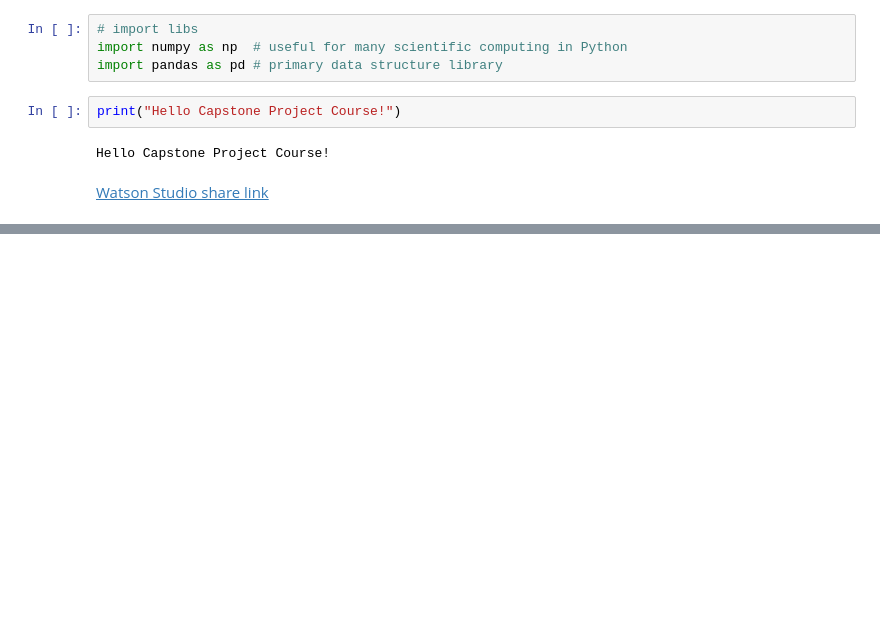
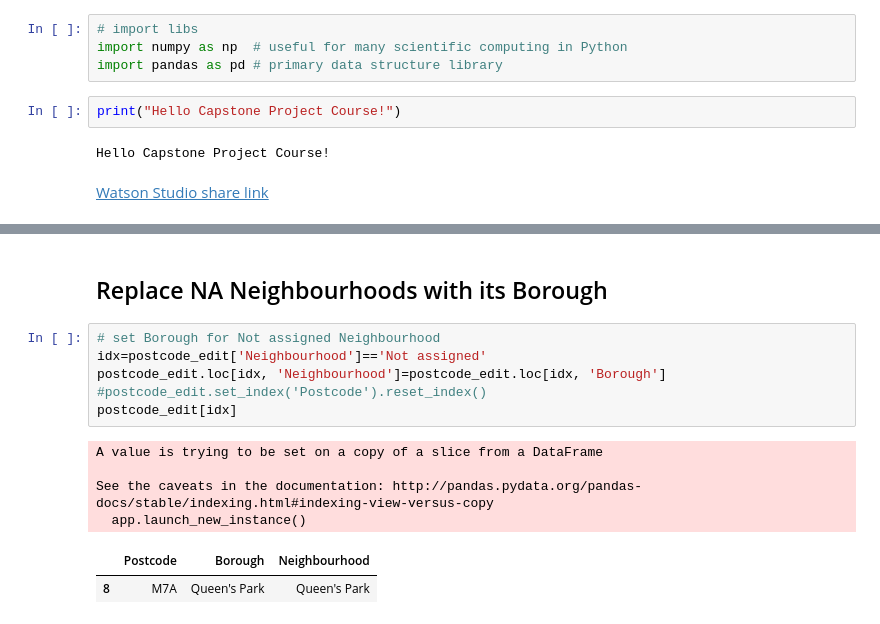
Before and after one commit to hi5san/Coursera_Capstone, a Jupyter notebook: Coursera capstone project.ipynb, the cells around one changed output, grey strips where cells are left out. Cells and saved outputs as stored; diff of their text form; blank space fills up the shorter version.

```diff
--- a/Coursera capstone project.ipynb
+++ b/Coursera capstone project.ipynb
@@ -12,0 +51,15 @@ Hello Capstone Project Course!
+# %% [markdown]
+## Replace NA Neighbourhoods with its Borough
+# %%
+# set Borough for Not assigned Neighbourhood
+idx=postcode_edit['Neighbourhood']=='Not assigned'
+postcode_edit.loc[idx, 'Neighbourhood']=postcode_edit.loc[idx, 'Borough']
+#postcode_edit.set_index('Postcode').reset_index()
+postcode_edit[idx]
+# %% [output]
+A value is trying to be set on a copy of a slice from a DataFrame
+
+See the caveats in the documentation: http://pandas.pydata.org/pandas-docs/stable/indexing.html#indexing-view-versus-copy
+  app.launch_new_instance()
+|  | Postcode | Borough | Neighbourhood |
+| 8 | M7A | Queen's Park | Queen's Park |
```
Also changed, not shown: parts of 11 cells of this notebook.
